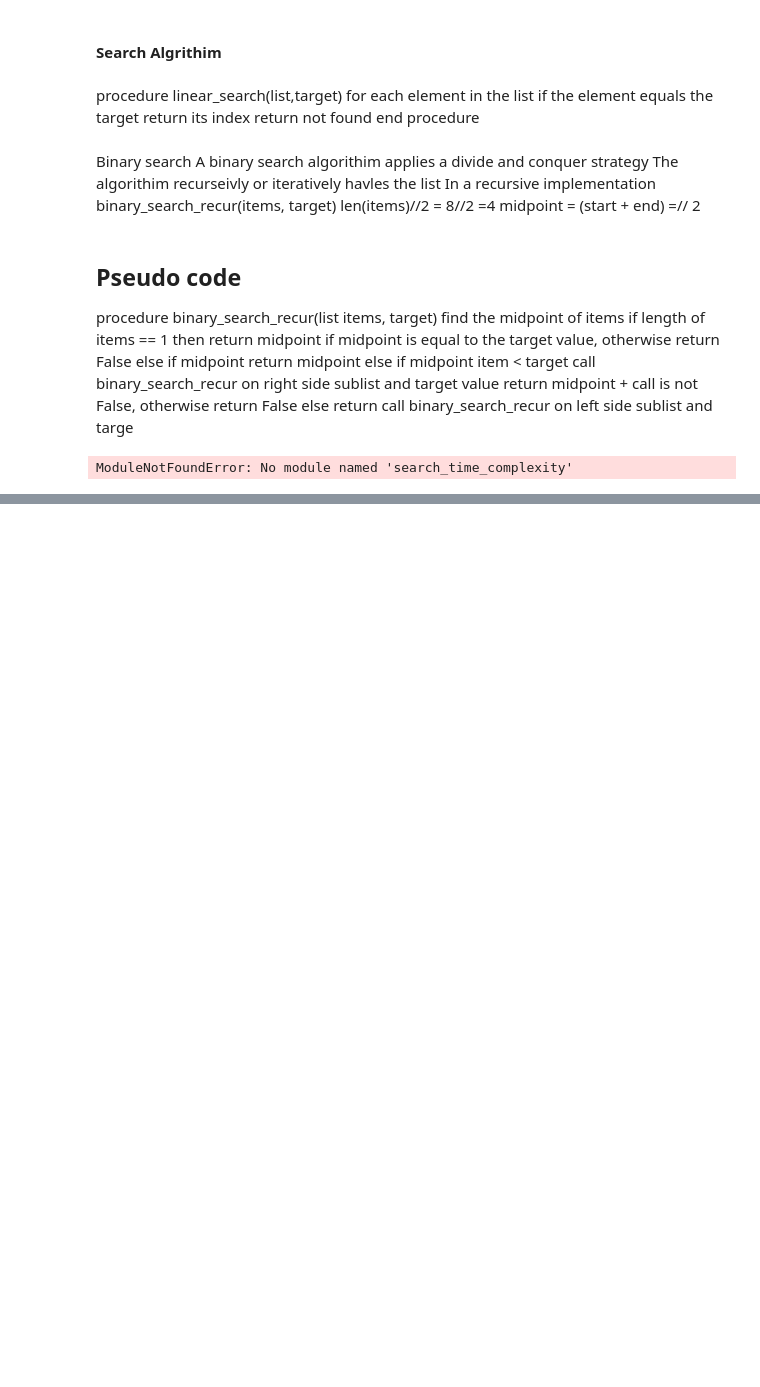
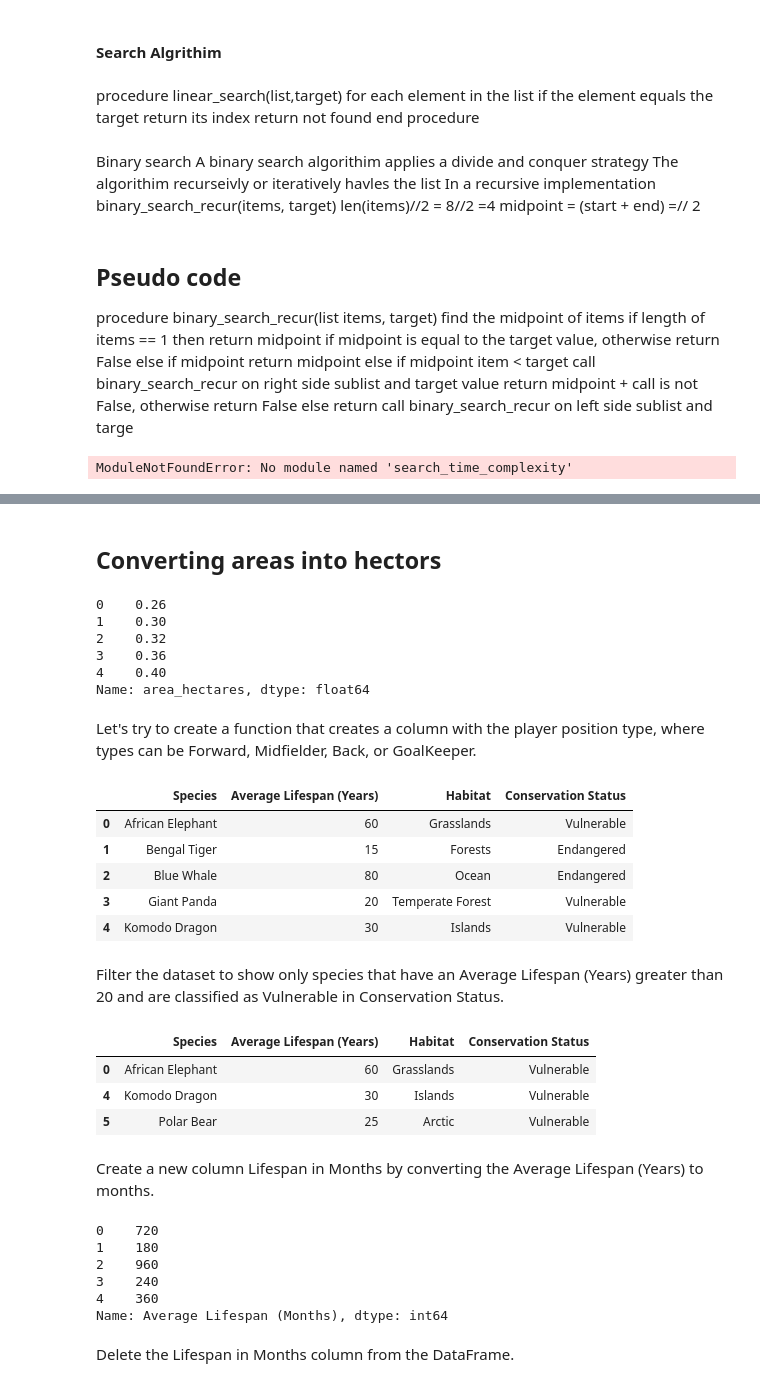
Before and after one commit to hendrybones/Daily-coding-refresher-code, a Jupyter notebook: Alx Python.ipynb, the cells around one changed output, grey strips where cells are left out. Cells and saved outputs as stored; diff of their text form; code cells hidden in the pictures; blank space fills up the shorter version.

```diff
--- a/Alx Python.ipynb
+++ b/Alx Python.ipynb
@@ -467,0 +657,14 @@ ModuleNotFoundError: No module named 'search_time_complexity'
+# %% [markdown]
+## Converting areas into hectors
+# %%
+dt['area_hectares']=dt['area'].apply(lambda x: x/10000)
+dt['area_hectares'].head()
+# %% [output]
+0    0.26
+1    0.30
+2    0.32
+3    0.36
+4    0.40
+Name: area_hectares, dtype: float64
+# %% [markdown]
+Let's try to create a function that creates a column with the player position type, where types can be Forward, Midfielder, Back, or GoalKeeper.
@@ -467,0 +683,11 @@ ModuleNotFoundError: No module named 'search_time_complexity'
+# %%
+dfa.head()
+# %% [output]
+|  | Species | Average Lifespan (Years) | Habitat | Conservation Status |
+| 0 | African Elephant | 60 | Grasslands | Vulnerable |
+| 1 | Bengal Tiger | 15 | Forests | Endangered |
+| 2 | Blue Whale | 80 | Ocean | Endangered |
+| 3 | Giant Panda | 20 | Temperate Forest | Vulnerable |
+| 4 | Komodo Dragon | 30 | Islands | Vulnerable |
+# %% [markdown]
+Filter the dataset to show only species that have an Average Lifespan (Years) greater than 20 and are classified as Vulnerable in Conservation Status.
@@ -467,0 +699,21 @@ ModuleNotFoundError: No module named 'search_time_complexity'
+# %%
+filtered_data.head()
+# %% [output]
+|  | Species | Average Lifespan (Years) | Habitat | Conservation Status |
+| 0 | African Elephant | 60 | Grasslands | Vulnerable |
+| 4 | Komodo Dragon | 30 | Islands | Vulnerable |
+| 5 | Polar Bear | 25 | Arctic | Vulnerable |
+# %% [markdown]
+Create a new column Lifespan in Months by converting the Average Lifespan (Years) to months.
+# %%
+dfa["Average Lifespan (Months)"] = dfa["Average Lifespan (Years)"].apply(lambda x: x * 12)
+dfa["Average Lifespan (Months)"].head()
+# %% [output]
+0    720
+1    180
+2    960
+3    240
+4    360
+Name: Average Lifespan (Months), dtype: int64
+# %% [markdown]
+Delete the Lifespan in Months column from the DataFrame.
```
Also changed, not shown: parts of 47 cells of this notebook, 1 other file.
